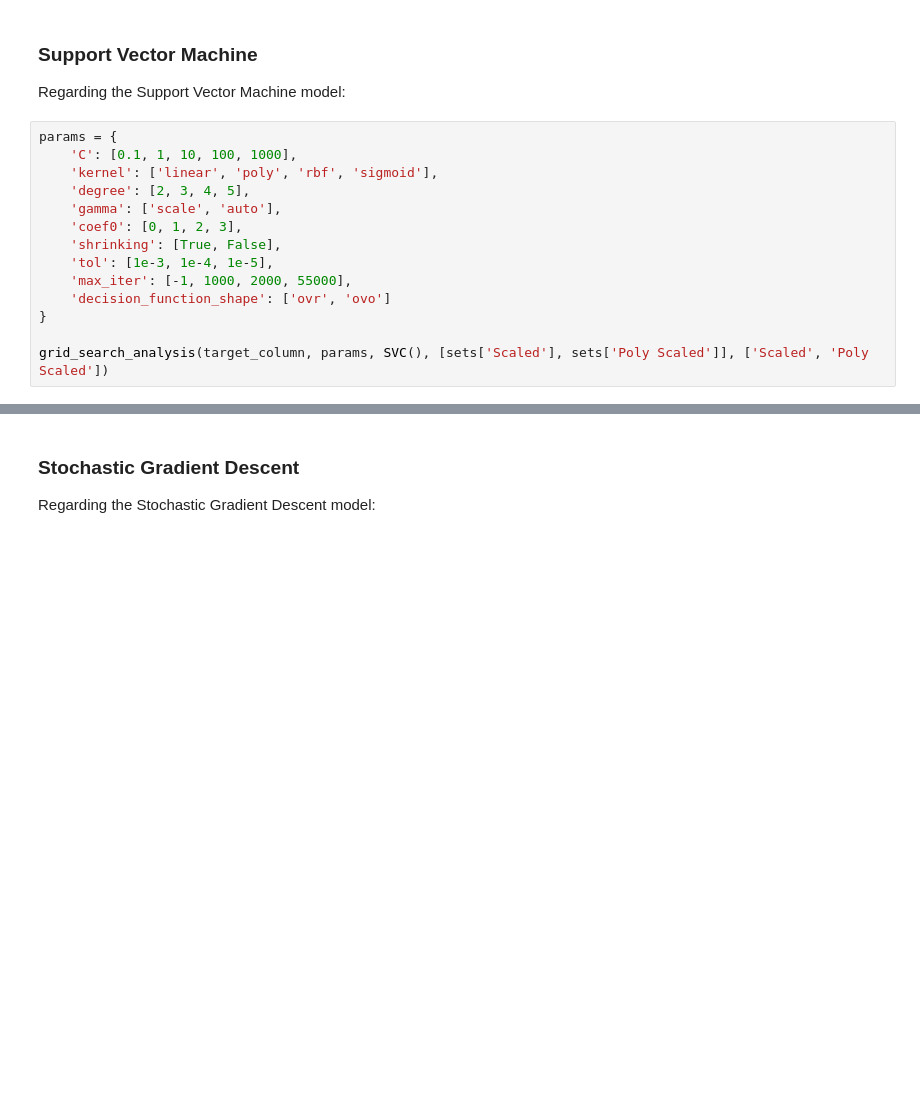
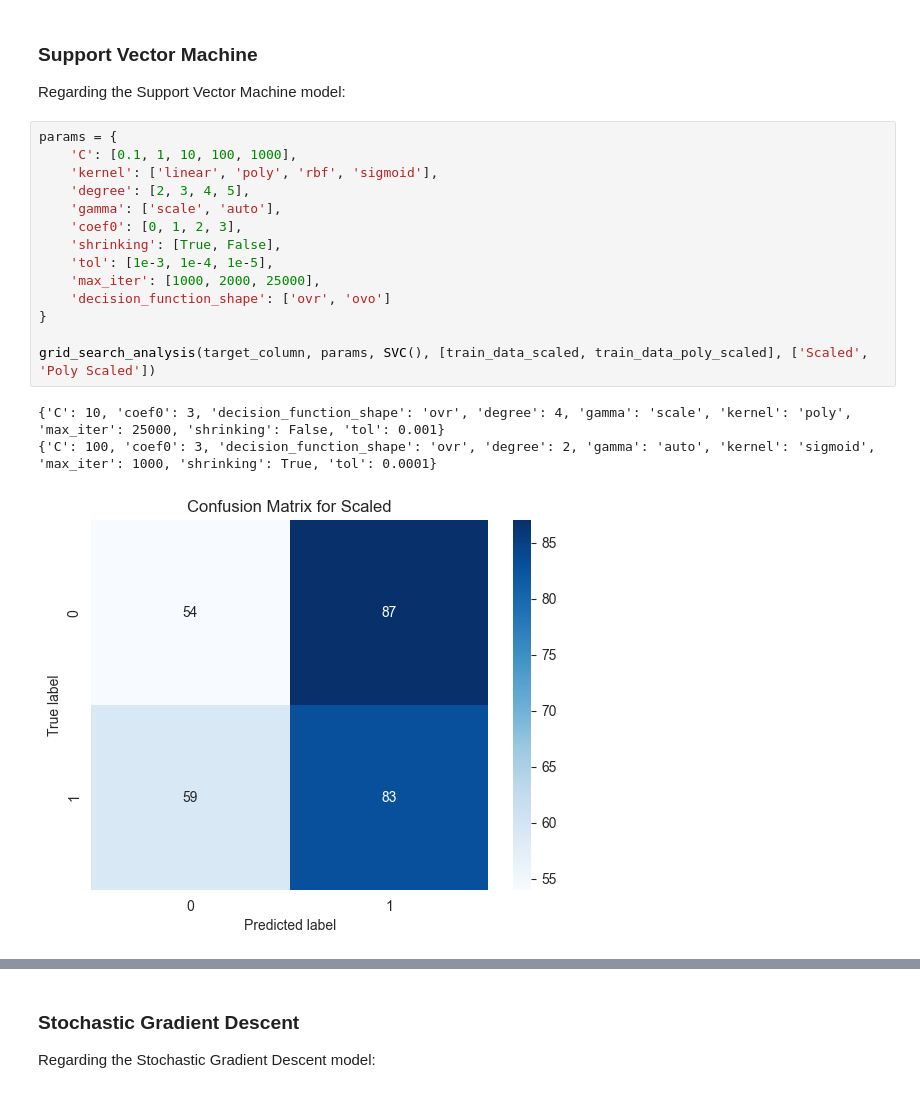
Before and after one commit to afs202005277/HeartDiseasePrediction, a Jupyter notebook: project.ipynb, the cells around one changed output, grey strips where cells are left out. Drawn from its saved outputs; the diff is of its cells as text; blank space fills up the shorter version.

```diff
--- a/project.ipynb
+++ b/project.ipynb
@@ -727,14 +801,18 @@ Regarding the Support Vector Machine model:
 # %%
 params = {
     'C': [0.1, 1, 10, 100, 1000],
     'kernel': ['linear', 'poly', 'rbf', 'sigmoid'],
     'degree': [2, 3, 4, 5],
     'gamma': ['scale', 'auto'],
     'coef0': [0, 1, 2, 3],
     'shrinking': [True, False],
     'tol': [1e-3, 1e-4, 1e-5],
-    'max_iter': [-1, 1000, 2000, 55000],
+    'max_iter': [1000, 2000, 25000],
     'decision_function_shape': ['ovr', 'ovo']
 }
 
-grid_search_analysis(target_column, params, SVC(), [sets['Scaled'], sets['Poly Scaled']], ['Scaled', 'Poly Scaled'])
+grid_search_analysis(target_column, params, SVC(), [train_data_scaled, train_data_poly_scaled], ['Scaled', 'Poly Scaled'])
+# %% [output]
+{'C': 10, 'coef0': 3, 'decision_function_shape': 'ovr', 'degree': 4, 'gamma': 'scale', 'kernel': 'poly', 'max_iter': 25000, 'shrinking': False, 'tol': 0.001}
+{'C': 100, 'coef0': 3, 'decision_function_shape': 'ovr', 'degree': 2, 'gamma': 'auto', 'kernel': 'sigmoid', 'max_iter': 1000, 'shrinking': True, 'tol': 0.0001}
+[figure, added]
```
Also changed, not shown: parts of 18 cells of this notebook.
